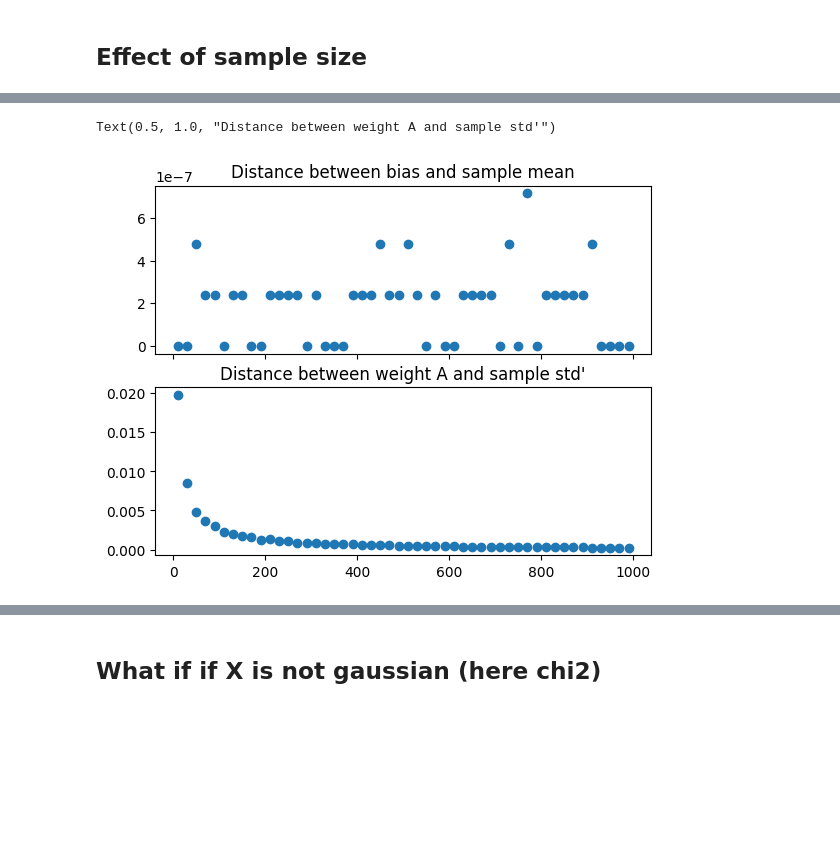
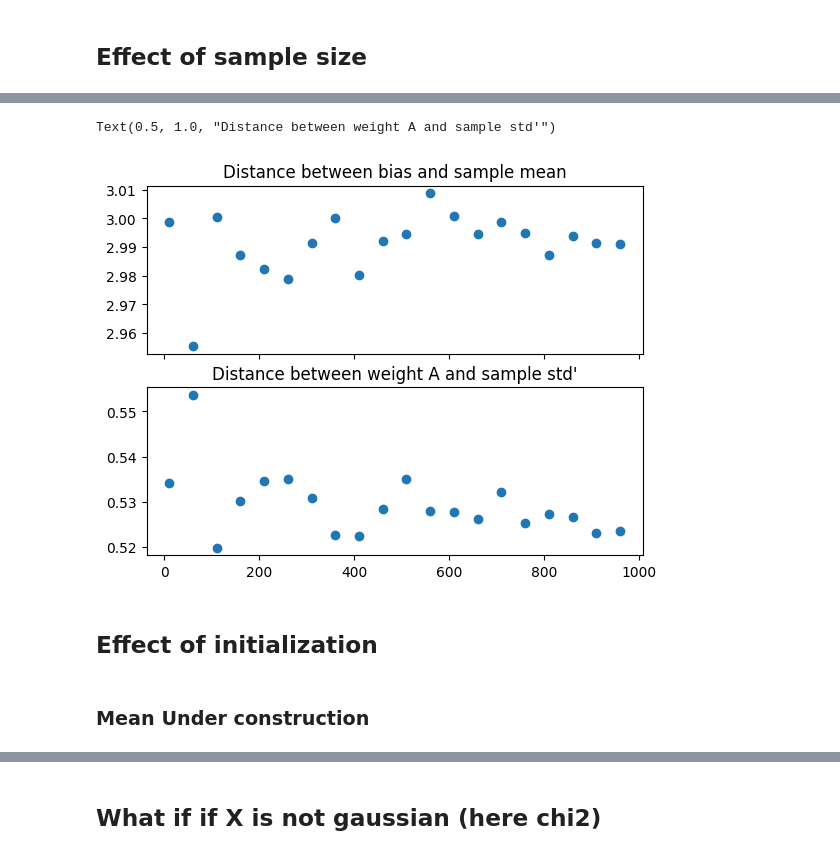
Before and after one commit to MouzaouiMatthieu/PFE, a Jupyter notebook: NormalizingFlowIntroduction.ipynb, the cells around one changed output, grey strips where cells are left out. Saved outputs shown, nothing was run; the diff lists cells and outputs as text; code cells hidden in the pictures; blank space fills up the shorter version.

```diff
--- a/NormalizingFlowIntroduction.ipynb
+++ b/NormalizingFlowIntroduction.ipynb
@@ -83,9 +95,9 @@ class T(nn.Module):
 # %%
-n_iter = 10000 #Number of iteration
-transformation = T( 1, 1, torch.distributions.Normal(loc=0,scale=1)) #Instanciation #TODO Voir si on instancie loin de la vraie moyenne, temps de CV augmente etc.
+n_iter = 20000 #Number of iteration
+transformation = T( 1, 1, torch.distributions.Normal(torch.Tensor([0.0]),torch.Tensor([1.0]))) #Instanciation #TODO Voir si on instancie loin de la vraie moyenne, temps de CV augmente etc.
 learning_rate = 1e-3
 optimizer = torch.optim.SGD(transformation.parameters(), learning_rate)
-#optimizer = torch.optim.Adam(transformation.parameters(), learning_rate)#TODO Utiliser Adam (en vrai SGD marche bien pck problème simple, convexe mais Adam très utlisé )
+optimizer = torch.optim.Adam(transformation.parameters(), learning_rate)
 # %%
 # Keeping records of these values for later visualisations
 losses_train = []
@@ -191,31 +210,2 @@ tensor(1.7247)
 # %% [markdown]
 ## Effect of sample size
-# %%
-estimated_A = []
-estimated_b = []
-sample_sizes = []
-n_iter = 200
-last_losses = []
-sample_means = []
-sample_sigmas = []
-for sample_size in tqdm(range(10,1000,20)): #TODO Pour chaque sample size, generer 10 echantillons et prendre la loss moyenne pour tuer l'aléatoire de gen (ex ech de tailel 10 si toutes les données sont concentrées...)
-    sample_sizes.append(sample_size)
-    X = gen_observations(sample_size)
-    transformation = T()
-    optimizer = torch.optim.SGD(transformation.parameters(),learning_rate)
-    #training
-    for i in range(n_iter):
-        #Loss
-        loss = transformation.L(X).mean()
-        #optim
-        optimizer.zero_grad()
-        loss.backward()
-        optimizer.step()
-    last_losses.append(loss.detach().numpy().item())
-    A_hat, b_hat = torch.exp(transformation.alpha).item(), transformation.b.item()
-    estimated_A.append(A_hat)
-    estimated_b.append(b_hat)
-    sample_mean = torch.mean(X)
-    sample_sigma = torch.std(X, unbiased=False)
-    sample_means.append(sample_mean)
-    sample_sigmas.append(sample_sigma)
@@ -229,0 +212,6 @@ print(np.mean(last_losses))
+# %%
+n_iter = 20000 #Number of iteration
+transformation = T( 1, 1, torch.distributions.Normal(torch.Tensor([0.0]),torch.Tensor([1.0]))) #Instanciation
+learning_rate = 1e-3
+optimizer = torch.optim.SGD(transformation.parameters(), learning_rate)
+optimizer = torch.optim.Adam(transformation.parameters(), learning_rate)
@@ -233,11 +291,15 @@ dist_A = abs(np.subtract(sample_sigmas, estimated_A))
 # %%
 fig, axs = plt.subplots(2, sharex = True)
-axs[0].scatter(sample_sizes, dist_b)
+axs[0].scatter(sample_sizes, estimated_b_avg)
 #axs[0].set_ylim(-0.5,10)
 axs[0].set_title("Distance between bias and sample mean") #Pas très lisible ...
-axs[1].scatter(sample_sizes, dist_A)
+axs[1].scatter(sample_sizes, estimated_A_avg)
 #axs[1].set_ylim(-0.5,10)
 axs[1].set_title("Distance between weight A and sample std'")
 # %% [output]
 Text(0.5, 1.0, "Distance between weight A and sample std'")
-[figure, old version]
+[figure, new version]
+# %% [markdown]
+## Effect of initialization
+# %% [markdown]
+### Mean **Under construction**
```
Also changed, not shown: parts of 21 cells of this notebook.
